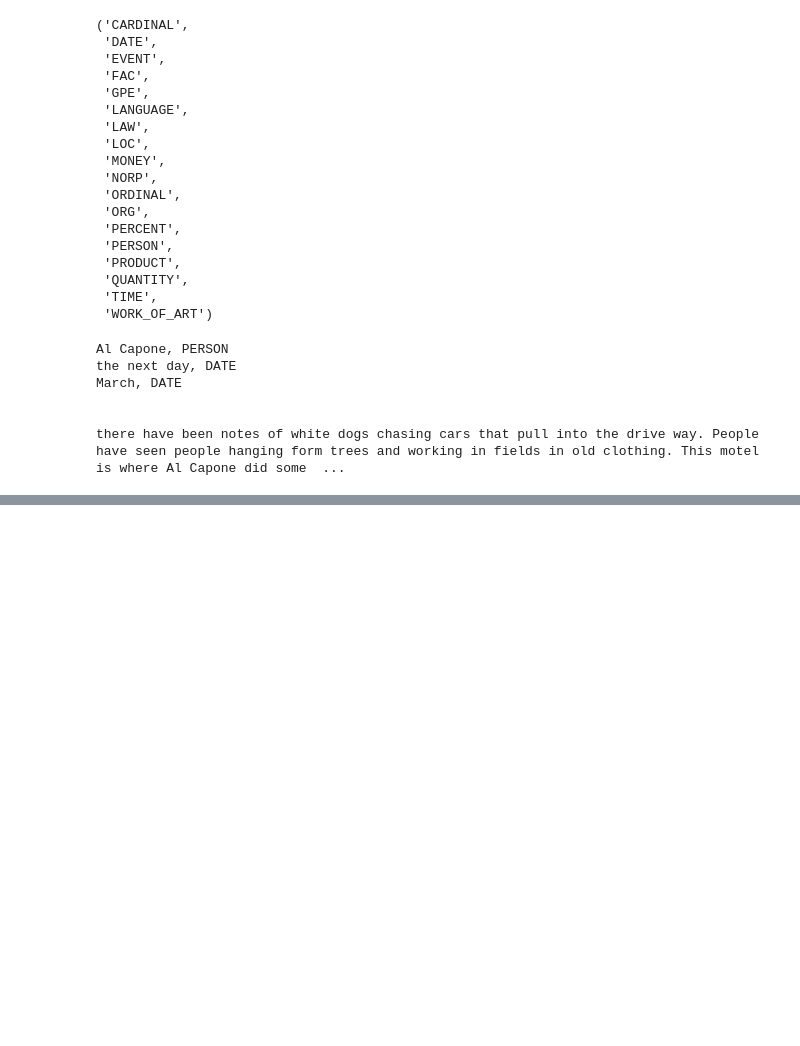
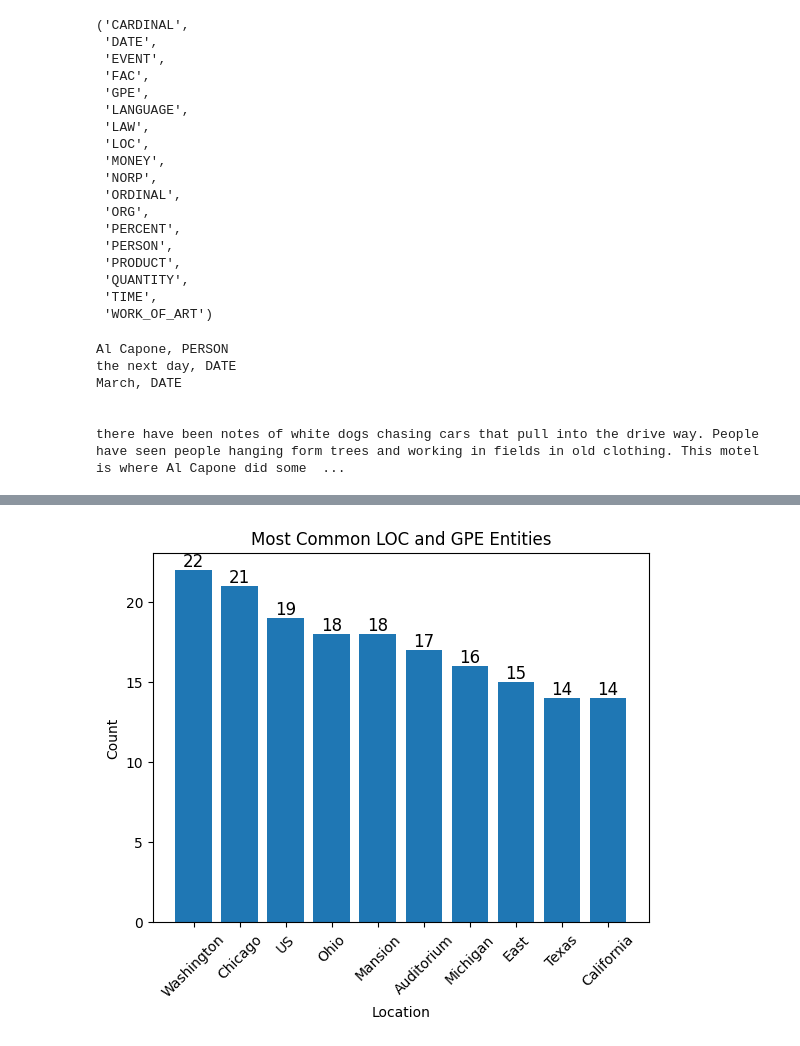
Before and after one commit to DSCI550-Team9-Spring-2025/DSCI550-HW2, a Jupyter notebook: Source/spacy_analysis.ipynb, the cells around one changed output, grey strips where cells are left out. Saved outputs shown, nothing was run; the diff lists cells and outputs as text; code cells hidden in the pictures; blank space fills up the shorter version.

Commit message:
spacy analysis (LOC/GPE and GeoParse)

```diff
--- a/Source/spacy_analysis.ipynb
+++ b/Source/spacy_analysis.ipynb
@@ -165,0 +227,7 @@ there have been notes of white dogs chasing cars that pull into the drive way. P
+# %%
+df_ent = df_ent[['description', 'spacy_entities', 'entity_counts', 'GeoName_Count', 'Geographic_LATITUDE',
+       'Geographic_LONGITUDE', 'Geographic_NAME', 'Optional_LATITUDE1',
+       'Optional_LATITUDE2', 'Optional_LATITUDE3', 'Optional_LATITUDE4',
+       'Optional_LONGITUDE1', 'Optional_LONGITUDE2', 'Optional_LONGITUDE3',
+       'Optional_LONGITUDE4', 'Optional_NAME1', 'Optional_NAME2',
+       'Optional_NAME3', 'Optional_NAME4']]
@@ -165,0 +292,18 @@ there have been notes of white dogs chasing cars that pull into the drive way. P
+# %%
+# Initialize a Counter to keep track of counts
+loc_gpe_counts = Counter()
+
+# Process each text and extract entities
+for text in df_ent['description']:
+    doc = nlp(text)
+    for ent in doc.ents:
+        # If the entity is of type LOC (location) or GPE (Geopolitical Entity)
+        if ent.label_ in ['LOC', 'GPE']:
+            loc_gpe_counts[ent.text] += 1
+
+# Sort the counts in descending order
+sorted_counts = loc_gpe_counts.most_common()
+
+# Print the most common locations
+for entity, count in sorted_counts:
+    print(f"{entity}: {count}")
@@ -165,0 +328,18 @@ there have been notes of white dogs chasing cars that pull into the drive way. P
+# %%
+# Get the top 10 most common locations (LOC and GPE)
+top_loc_gpe_entities = loc_gpe_counts.most_common(10)
+
+locations = [item[0] for item in top_loc_gpe_entities]
+counts = [item[1] for item in top_loc_gpe_entities]
+
+bars = plt.bar(locations, counts)
+for bar in bars:
+    plt.text(bar.get_x() + bar.get_width()/2, bar.get_height(),
+             f'{bar.get_height()}', ha='center', va='bottom', fontsize=12)
+plt.xlabel('Location')
+plt.ylabel('Count')
+plt.title('Most Common LOC and GPE Entities')
+plt.xticks(rotation=45)
+plt.show()
+# %% [output]
+[figure, added]
```
Also changed, not shown: parts of 15 cells of this notebook, 1 other file.
